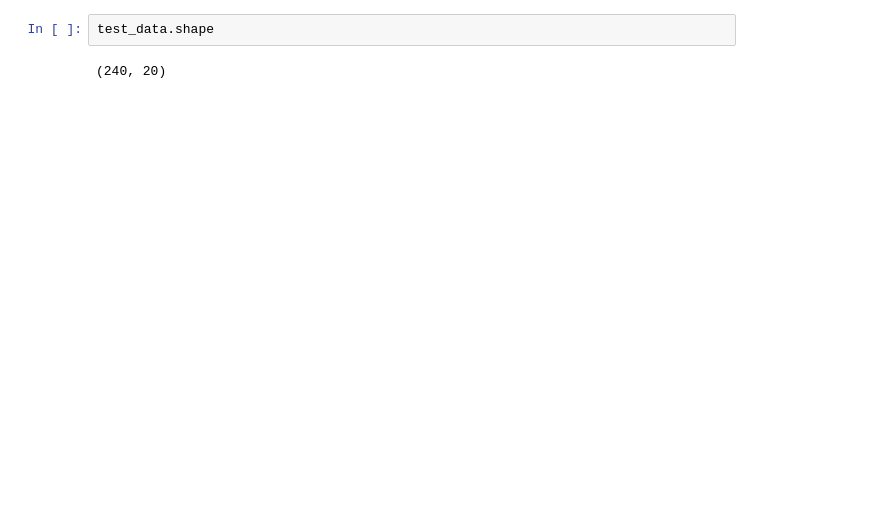
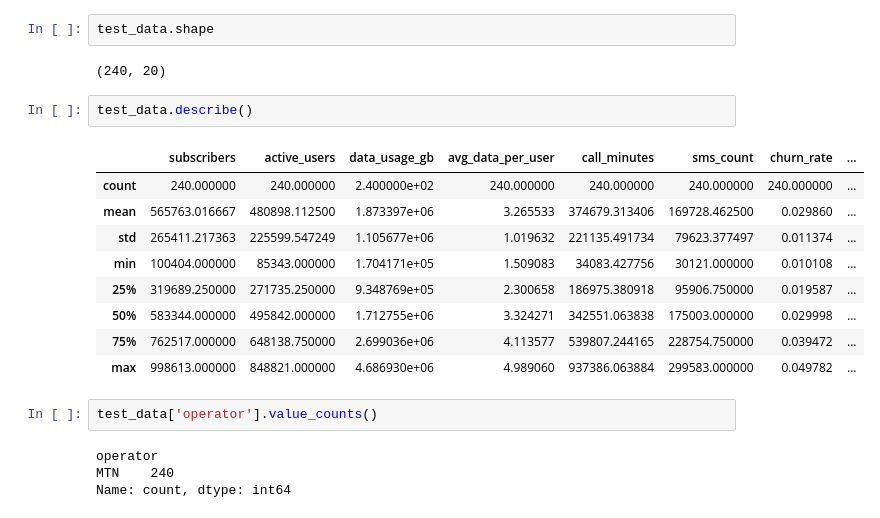
Before and after one commit to deji4samuel/Pred_Ana, a Jupyter notebook: test.ipynb, the cells around one changed output. Drawn from its saved outputs; the diff is of its cells as text; blank space fills up the shorter version.

```diff
--- a/test.ipynb
+++ b/test.ipynb
@@ -37,3 +39,21 @@ memory usage: 37.6+ KB
 test_data.shape
 # %% [output]
 (240, 20)
+# %%
+test_data.describe()
+# %% [output]
+|  | subscribers | active_users | data_usage_gb | avg_data_per_user | call_minutes | sms_count | churn_rate | ... |
+| count | 240.000000 | 240.000000 | 2.400000e+02 | 240.000000 | 240.000000 | 240.000000 | 240.000000 | ... |
+| mean | 565763.016667 | 480898.112500 | 1.873397e+06 | 3.265533 | 374679.313406 | 169728.462500 | 0.029860 | ... |
+| std | 265411.217363 | 225599.547249 | 1.105677e+06 | 1.019632 | 221135.491734 | 79623.377497 | 0.011374 | ... |
+| min | 100404.000000 | 85343.000000 | 1.704171e+05 | 1.509083 | 34083.427756 | 30121.000000 | 0.010108 | ... |
+| 25% | 319689.250000 | 271735.250000 | 9.348769e+05 | 2.300658 | 186975.380918 | 95906.750000 | 0.019587 | ... |
+| 50% | 583344.000000 | 495842.000000 | 1.712755e+06 | 3.324271 | 342551.063838 | 175003.000000 | 0.029998 | ... |
+| 75% | 762517.000000 | 648138.750000 | 2.699036e+06 | 4.113577 | 539807.244165 | 228754.750000 | 0.039472 | ... |
+| max | 998613.000000 | 848821.000000 | 4.686930e+06 | 4.989060 | 937386.063884 | 299583.000000 | 0.049782 | ... |
+# %%
+test_data['operator'].value_counts()
+# %% [output]
+operator
+MTN    240
+Name: count, dtype: int64
```
Also changed, not shown: parts of 4 cells of this notebook.
